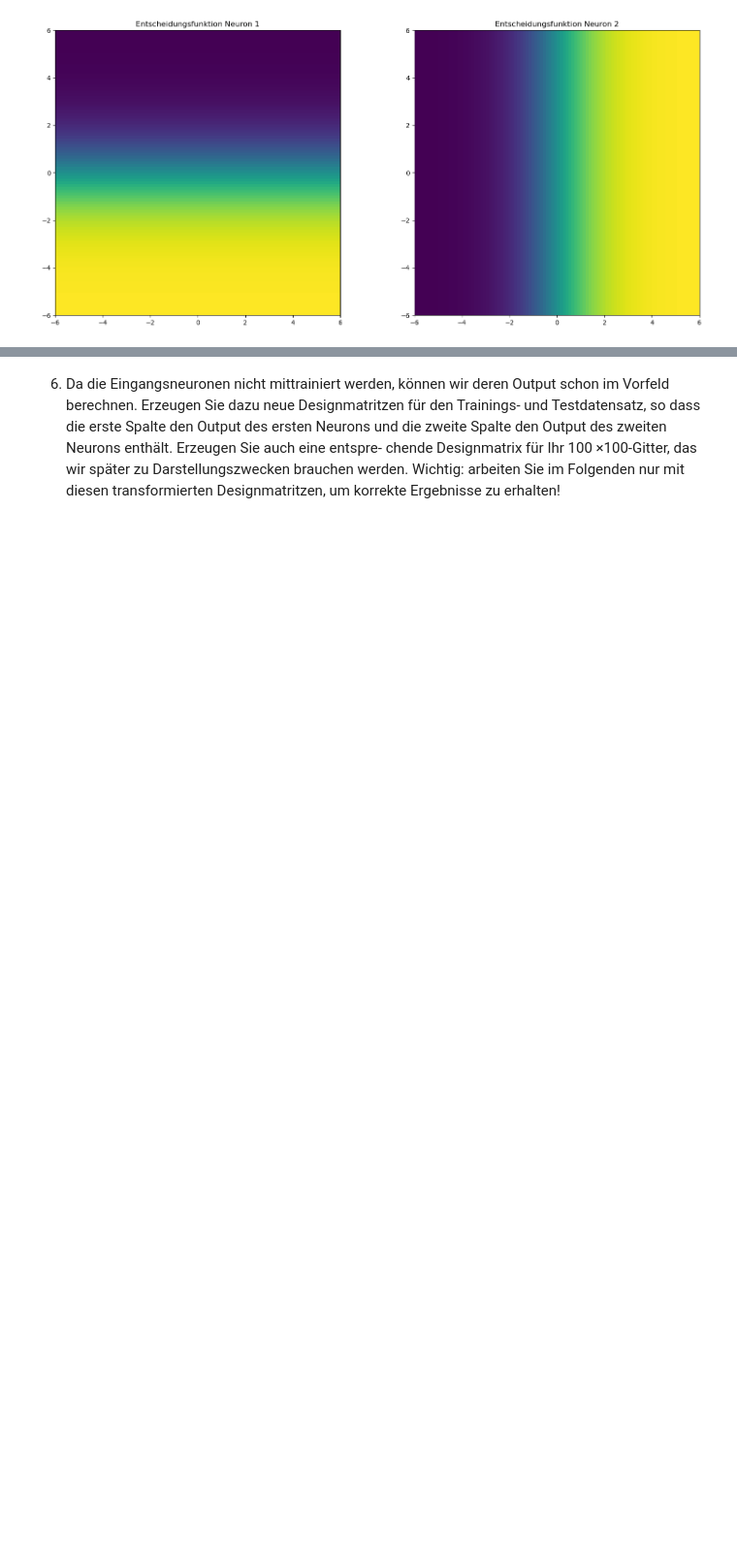
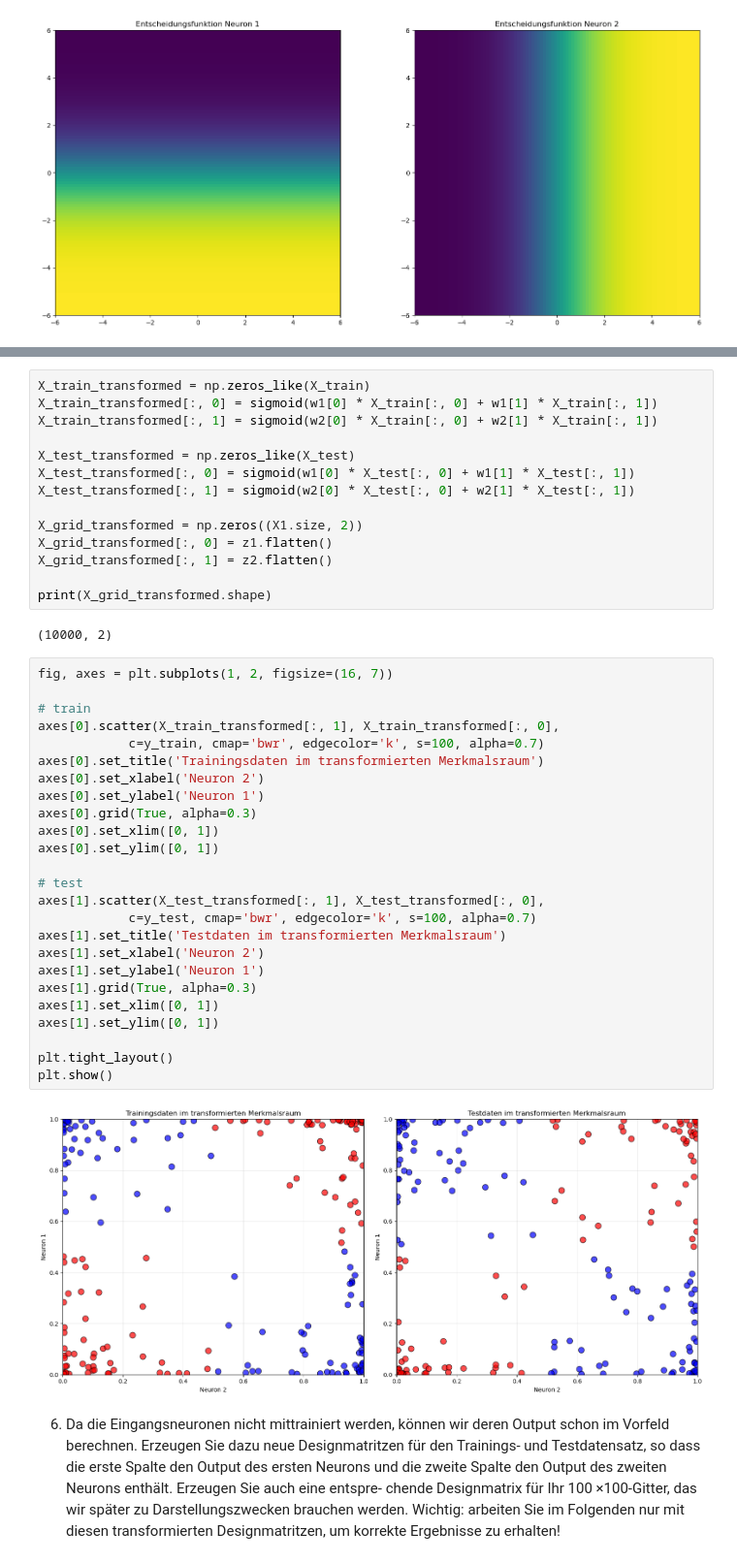
Before and after one commit to PhilNeu13/msi-dl, a Jupyter notebook: Exercise-1/01-spielzeugdatensatz.ipynb, the cells around one changed output, grey strips where cells are left out. Shown at 97% size. Drawn from its saved outputs; the diff is of its cells as text; blank space fills up the shorter version.

```diff
--- a/Exercise-1/01-spielzeugdatensatz.ipynb
+++ b/Exercise-1/01-spielzeugdatensatz.ipynb
@@ -158,3 +166,46 @@ plt.show()
+# %%
+X_train_transformed = np.zeros_like(X_train)
+X_train_transformed[:, 0] = sigmoid(w1[0] * X_train[:, 0] + w1[1] * X_train[:, 1])
+X_train_transformed[:, 1] = sigmoid(w2[0] * X_train[:, 0] + w2[1] * X_train[:, 1])
+
+X_test_transformed = np.zeros_like(X_test)
+X_test_transformed[:, 0] = sigmoid(w1[0] * X_test[:, 0] + w1[1] * X_test[:, 1])
+X_test_transformed[:, 1] = sigmoid(w2[0] * X_test[:, 0] + w2[1] * X_test[:, 1])
+
+X_grid_transformed = np.zeros((X1.size, 2))
+X_grid_transformed[:, 0] = z1.flatten()
+X_grid_transformed[:, 1] = z2.flatten()
+
+print(X_grid_transformed.shape)
+# %% [output]
+(10000, 2)
+# %%
+fig, axes = plt.subplots(1, 2, figsize=(16, 7))
+
+# train
+axes[0].scatter(X_train_transformed[:, 1], X_train_transformed[:, 0],
+            c=y_train, cmap='bwr', edgecolor='k', s=100, alpha=0.7)
+axes[0].set_title('Trainingsdaten im transformierten Merkmalsraum')
+axes[0].set_xlabel('Neuron 2')
+axes[0].set_ylabel('Neuron 1')
+axes[0].grid(True, alpha=0.3)
+axes[0].set_xlim([0, 1])
+axes[0].set_ylim([0, 1])
+
+# test
+axes[1].scatter(X_test_transformed[:, 1], X_test_transformed[:, 0],
+            c=y_test, cmap='bwr', edgecolor='k', s=100, alpha=0.7)
+axes[1].set_title('Testdaten im transformierten Merkmalsraum')
+axes[1].set_xlabel('Neuron 2')
+axes[1].set_ylabel('Neuron 1')
+axes[1].grid(True, alpha=0.3)
+axes[1].set_xlim([0, 1])
+axes[1].set_ylim([0, 1])
+
+plt.tight_layout()
+plt.show()
+# %% [output]
+[figure, added]
 # %% [markdown]
 6. Da die Eingangsneuronen nicht mittrainiert werden, können wir deren Output schon
 im Vorfeld berechnen. Erzeugen Sie dazu neue Designmatritzen für den Trainings-
```
Also changed, not shown: parts of 1 cell of this notebook.
